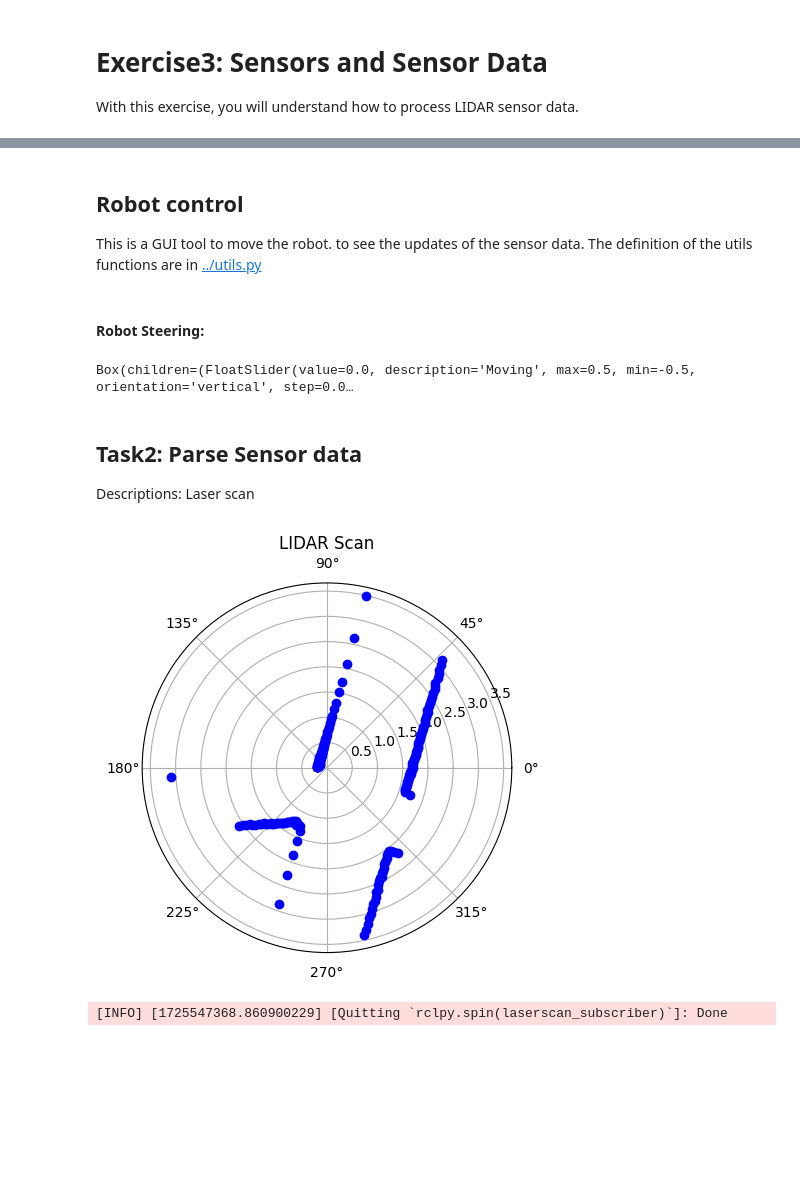
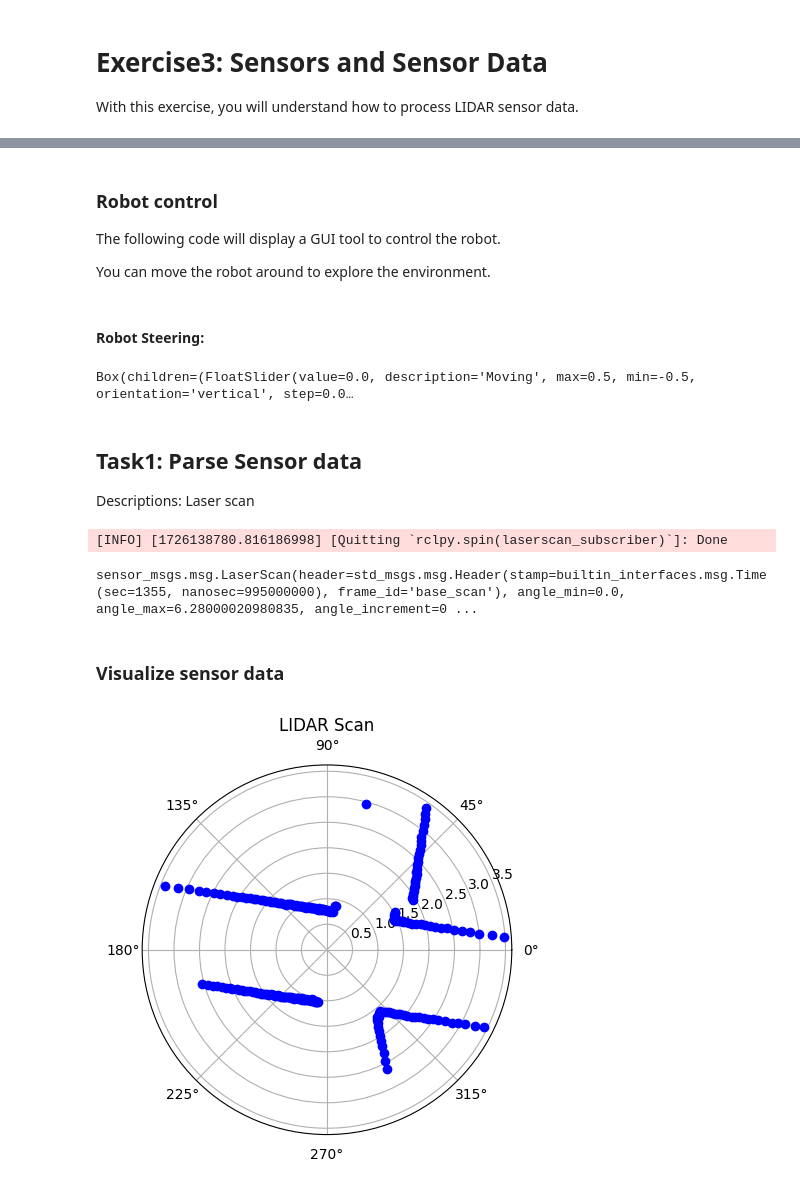
Before and after one commit to IntEL4CoRo/iis-exercises, a Jupyter notebook: 03_senors/sensors.ipynb, the cells around one changed output, grey strips where cells are left out. Cells and saved outputs as stored; diff of their text form; code cells hidden in the pictures; blank space fills up the shorter version.

Commit message:
update sensor example

```diff
--- a/03_senors/sensors.ipynb
+++ b/03_senors/sensors.ipynb
@@ -19,6 +34,7 @@ display_desktop()
 # %% [markdown]
-## Robot control
+### Robot control
 
-This is a GUI tool to move the robot. to see the updates of the sensor data.
-The definition of the utils functions are in [../utils.py](../utils.py)
+The following code will display a GUI tool to control the robot.
+
+You can move the robot around to explore the environment.
 # %%
@@ -29,26 +44,22 @@ robot_steering(velocity_publisher)
 #### Robot Steering:
 Box(children=(FloatSlider(value=0.0, description='Moving', max=0.5, min=-0.5, orientation='vertical', step=0.0…
 # %% [markdown]
-## Task2: Parse Sensor data
+## Task1: Parse Sensor data
+
 
 Descriptions: Laser scan
 # %%
-import numpy as np
-import matplotlib.pyplot as plt
+# fetch sensor data from callback function
+from sensor_msgs.msg import LaserScan
 
-# fetch sensor data
+scan_data = {}
+
 def scan_callback(msg):
-
-    angles = np.arange(msg.angle_min, msg.angle_max, msg.angle_increment)
-    distances = np.array(msg.ranges)
-
-    plt.polar(angles, distances, 'bo')
-    plt.title('LIDAR Scan')
-    plt.show()
-
+    global scan_data
+    scan_data = msg
     raise KeyboardInterrupt
 
-laserscan_subscriber = LaserScanSubscriber(callback=scan_callback)
+laserscan_subscriber = utils.LaserScanSubscriber(callback=scan_callback)
 
 try:
     rclpy.spin(laserscan_subscriber)
@@ -57,6 +68,21 @@ except KeyboardInterrupt:
 
 laserscan_subscriber.subscription.destroy()
 laserscan_subscriber.destroy_node()
+
+scan_data
 # %% [output]
-[figure, removed]
-[INFO] [1725547368.860900229] [Quitting `rclpy.spin(laserscan_subscriber)`]: Done
+[INFO] [1726138780.816186998] [Quitting `rclpy.spin(laserscan_subscriber)`]: Done
+sensor_msgs.msg.LaserScan(header=std_msgs.msg.Header(stamp=builtin_interfaces.msg.Time(sec=1355, nanosec=995000000), frame_id='base_scan'), angle_min=0.0, angle_max=6.28000020980835, angle_increment=0 ...
+# %% [markdown]
+### Visualize sensor data
+# %%
+import numpy as np
+import matplotlib.pyplot as plt
+
+angles = np.arange(scan_data.angle_min, scan_data.angle_max, scan_data.angle_increment)
+distances = np.array(scan_data.ranges)
+plt.polar(angles, distances, 'bo')
+plt.title('LIDAR Scan')
+plt.show()
+# %% [output]
+[figure, added]
```
Also changed, not shown: parts of 6 cells of this notebook, 1 other file.
